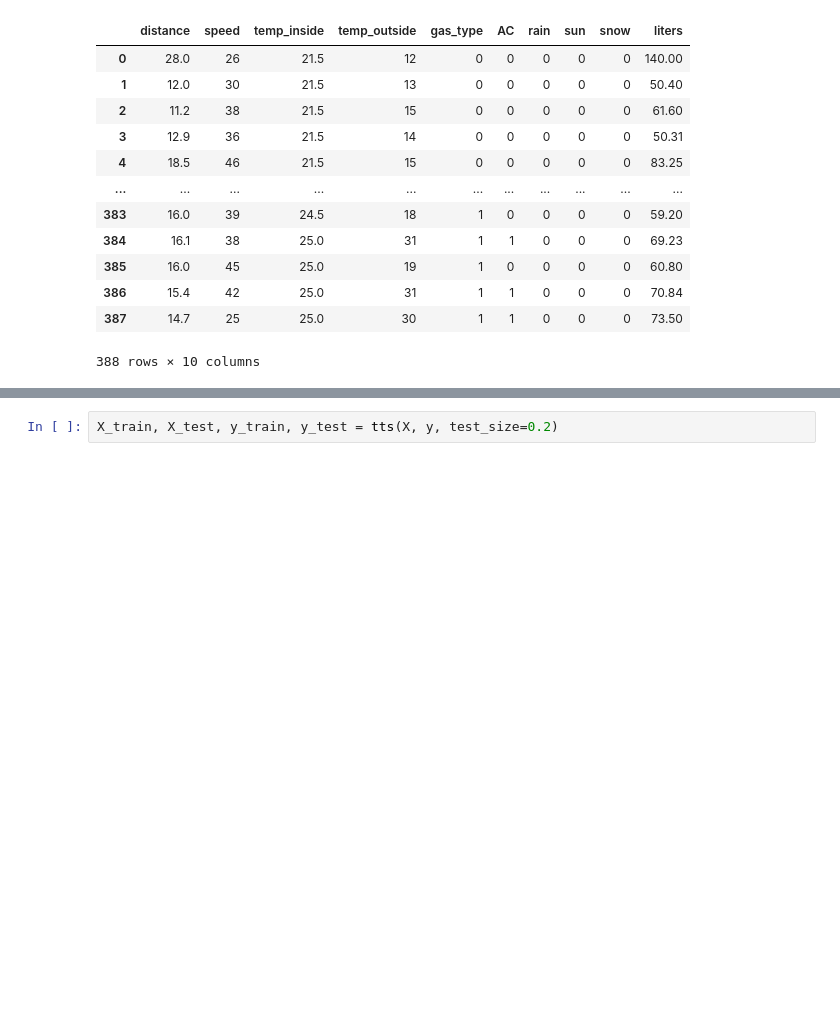
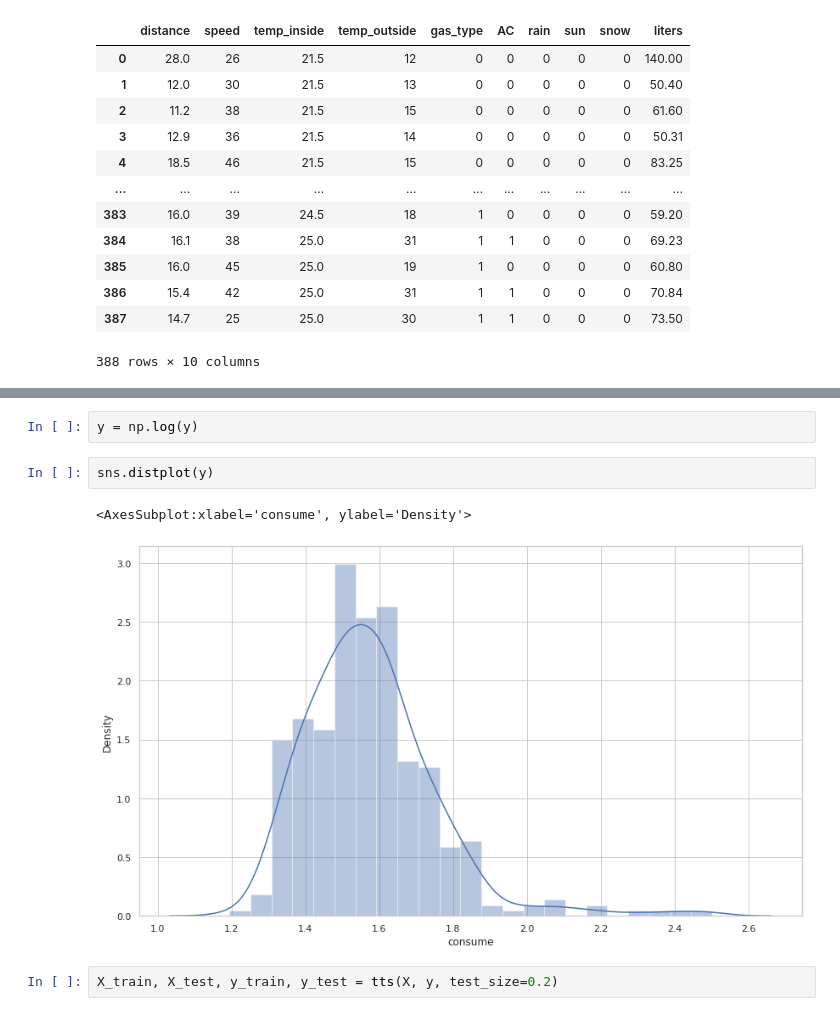
Before and after one commit to VictorRodriguezIronhack/reto_data, a Jupyter notebook: 1_Data_treatment.ipynb, the cells around one changed output, grey strips where cells are left out. Cells and saved outputs as stored; diff of their text form; blank space fills up the shorter version.

```diff
--- a/1_Data_treatment.ipynb
+++ b/1_Data_treatment.ipynb
@@ -258,3 +265,10 @@ X
+# %%
+y = np.log(y)
+# %%
+sns.distplot(y)
+# %% [output]
+<AxesSubplot:xlabel='consume', ylabel='Density'>
+[figure, added]
 # %%
 X_train, X_test, y_train, y_test = tts(X, y, test_size=0.2)
 # %%
```
Also changed, not shown: parts of 4 cells of this notebook.
